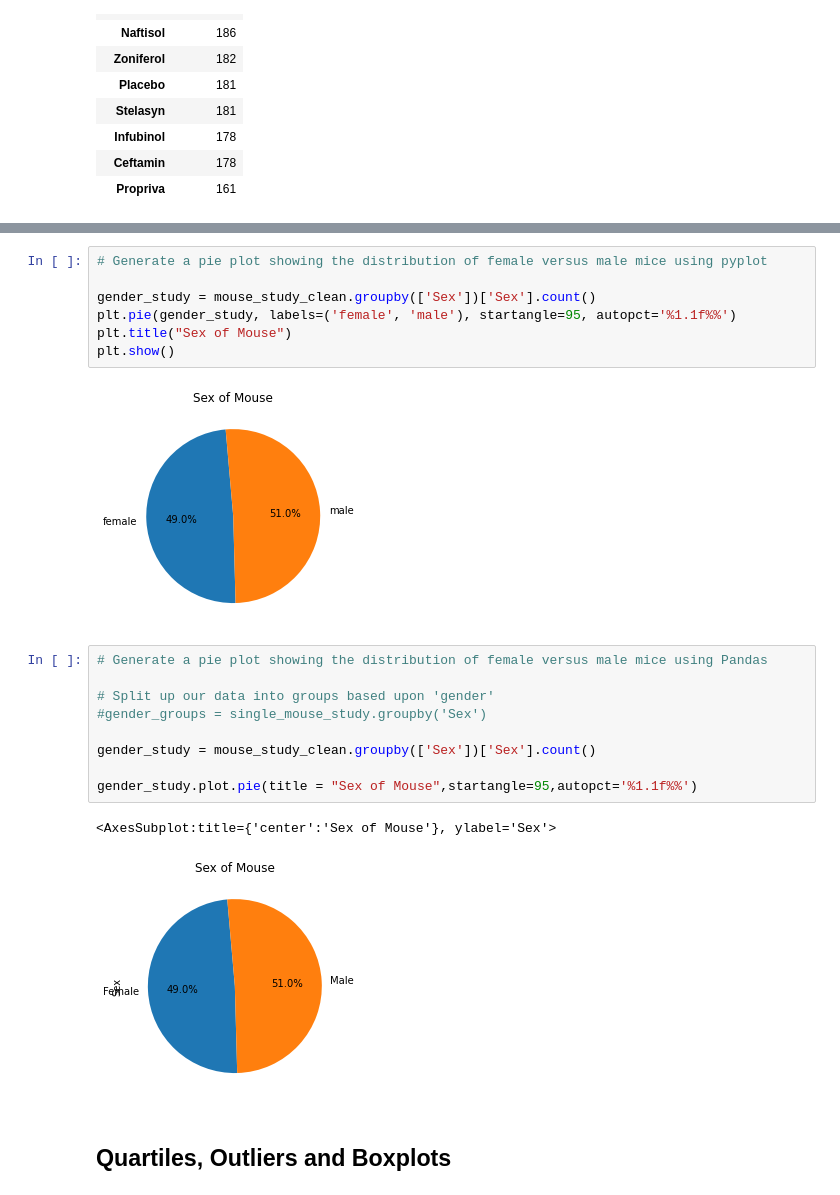
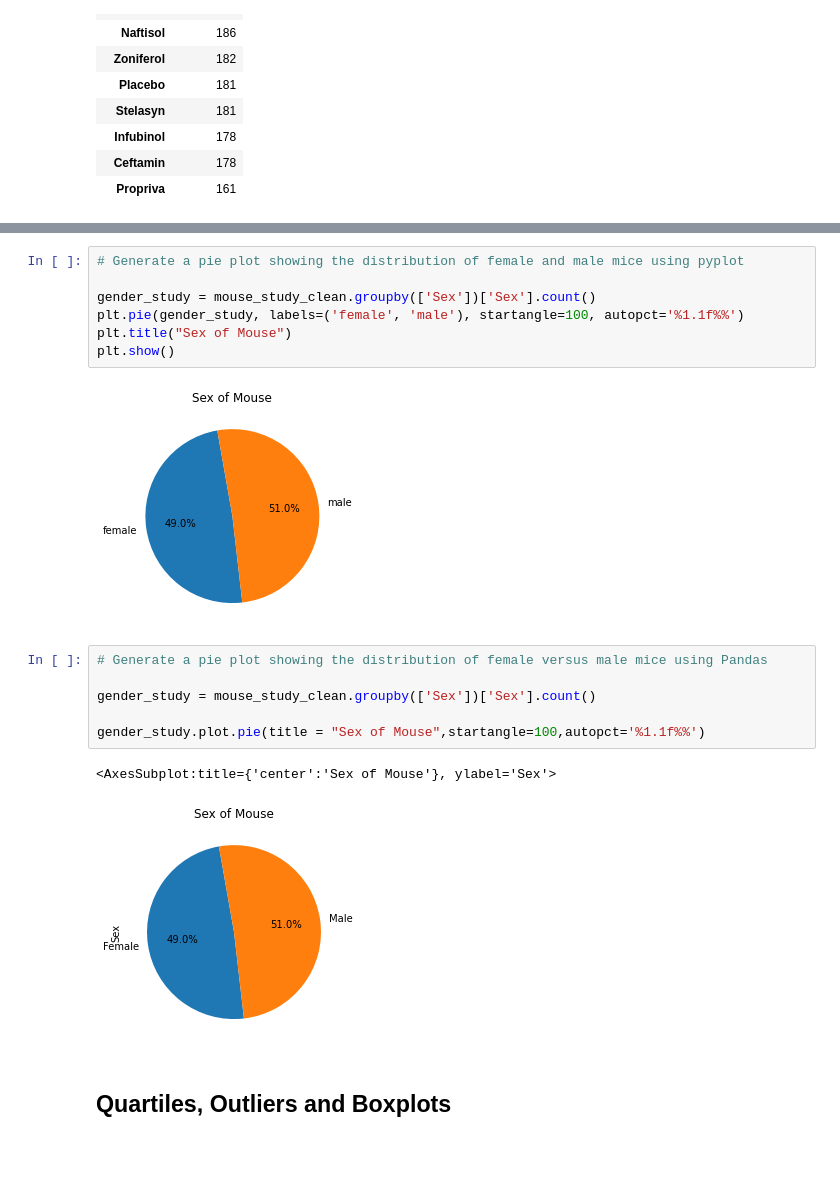
Before and after one commit to norojordan/Mathplotlib-HW, a Jupyter notebook: pymaceuticals_starter.ipynb, the cells around one changed output, grey strips where cells are left out. Cells and saved outputs as stored; diff of their text form; blank space fills up the shorter version.

```diff
--- a/pymaceuticals_starter.ipynb
+++ b/pymaceuticals_starter.ipynb
@@ -176,26 +171,23 @@ plt.show()
 # %% [output]
 [figure]
 # %%
-# Generate a pie plot showing the distribution of female versus male mice using pyplot
+# Generate a pie plot showing the distribution of female and male mice using pyplot
 
 gender_study = mouse_study_clean.groupby(['Sex'])['Sex'].count()
-plt.pie(gender_study, labels=('female', 'male'), startangle=95, autopct='%1.1f%%')
+plt.pie(gender_study, labels=('female', 'male'), startangle=100, autopct='%1.1f%%')
 plt.title("Sex of Mouse")
 plt.show()
 # %% [output]
-[figure, old version]
+[figure, new version]
 # %%
 # Generate a pie plot showing the distribution of female versus male mice using Pandas
 
-# Split up our data into groups based upon 'gender'
-#gender_groups = single_mouse_study.groupby('Sex')
-
 gender_study = mouse_study_clean.groupby(['Sex'])['Sex'].count()
 
-gender_study.plot.pie(title = "Sex of Mouse",startangle=95,autopct='%1.1f%%')
+gender_study.plot.pie(title = "Sex of Mouse",startangle=100,autopct='%1.1f%%')
 # %% [output]
 <AxesSubplot:title={'center':'Sex of Mouse'}, ylabel='Sex'>
-[figure, old version]
+[figure, new version]
 # %% [markdown]
 ## Quartiles, Outliers and Boxplots
 # %%
```
Also changed, not shown: parts of 12 cells of this notebook.
